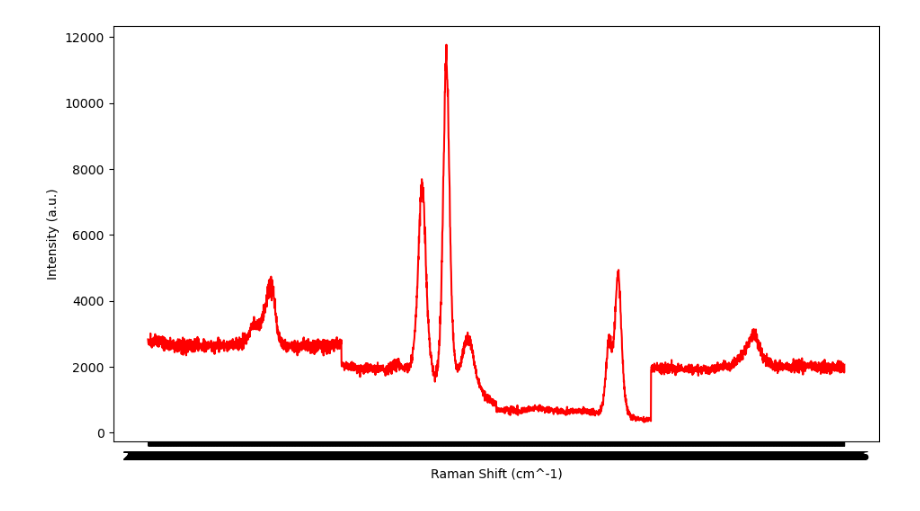
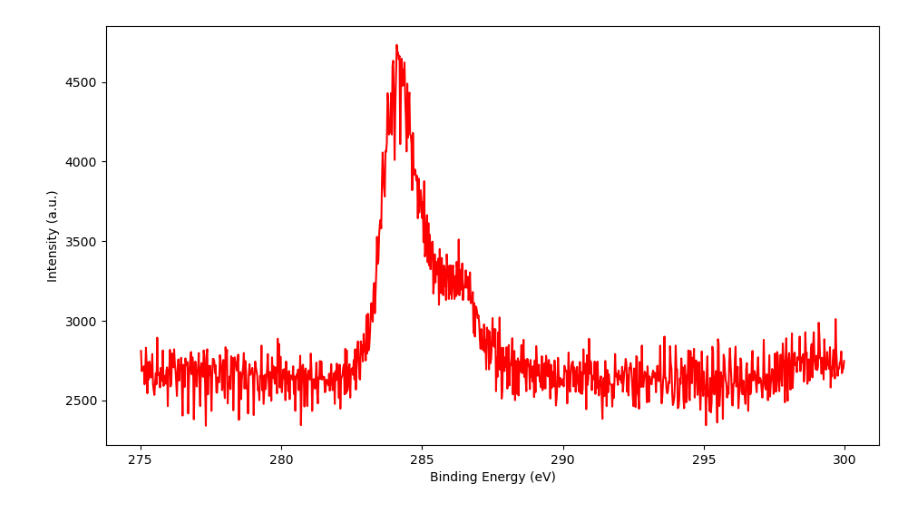
Before and after one commit to eridanirojas/2DTMD_ANML, a Jupyter notebook: raman_processing/XPStest.ipynb, the cells around one changed output. Drawn from its saved outputs; the diff is of its cells as text; code cells hidden in the pictures.

```diff
--- a/raman_processing/XPStest.ipynb
+++ b/raman_processing/XPStest.ipynb
@@ -20,10 +21,10 @@ def plot_xps(raman_shift, intensity, peaks=None, labels=None, mtl_name=None):
     """
     plt.figure(figsize=(11, 6))
     plt.plot(raman_shift, intensity, color='red')
-    plt.xlabel('Raman Shift (cm^-1)')
+    plt.xlabel('Binding Energy (eV)')
     plt.ylabel('Intensity (a.u.)')
     if mtl_name:
         plt.title(f"{mtl_name}")
     plt.show()
 # %%
-file_path = "../Raman/highresolutionscanMoCSO.csv"  # Change this to your Raman data file path
+file_path = "../Raman/Cs1.xlsx"
@@ -55,0 +31,2 @@ plt.plot(raman_shift,intensity)
+# %%
+x, y, df, yx = pro.read_raman_data(file_path, 1, csv=False, map=False)
@@ -56,4 +48,4 @@ plt.plot(raman_shift,intensity)
 # %%
-plot_xps(raman_shift,intensity)
+plot_xps(x,y)
 # %% [output]
-[figure, old version]
+[figure, new version]
```
Also changed, not shown: parts of 9 cells of this notebook.
